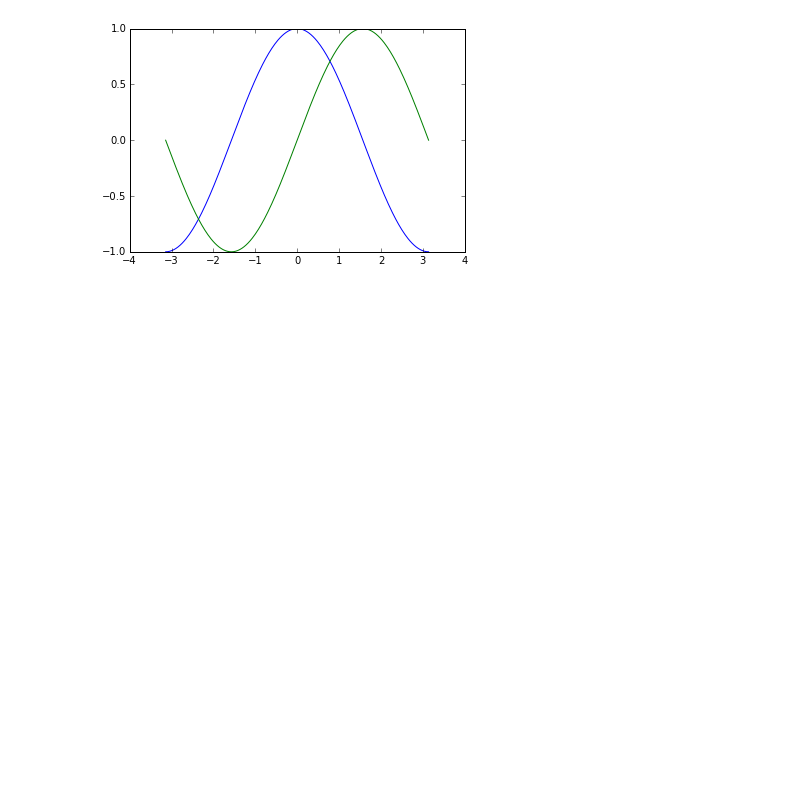
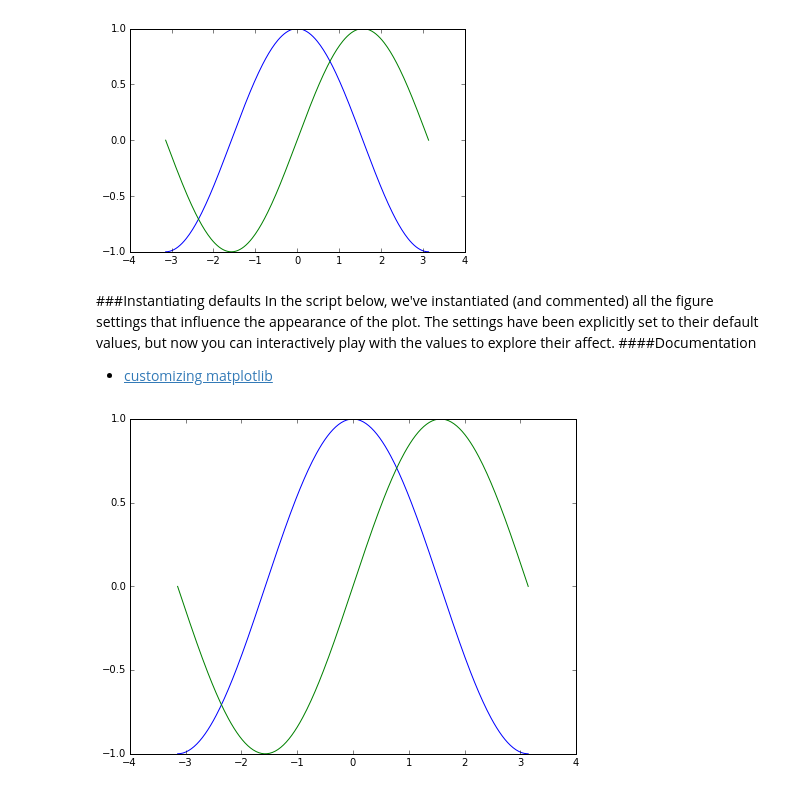
Before and after one commit to kkg8soccer/CSCI-2000, a Jupyter notebook: matplotlib/matplotlib_tutorial.ipynb, the cells around one changed output. Drawn from its saved outputs; the diff is of its cells as text; code cells hidden in the pictures; blank space fills up the shorter version.

Commit message:
matplotlib: instantiating defaults was added

```diff
--- a/matplotlib/matplotlib_tutorial.ipynb
+++ b/matplotlib/matplotlib_tutorial.ipynb
@@ -37,3 +40,47 @@ plt.plot(X,S)
 plt.show()
 # %% [output]
 [figure]
+# %% [markdown]
+###Instantiating defaults
+In the script below, we've instantiated (and commented) all the figure settings that influence the appearance of the plot. The settings have been explicitly set to their default values, but now you can interactively play with the values to explore their affect.
+####Documentation
+* [customizing matplotlib](http://matplotlib.sourceforge.net/users/customizing.html)
+# %%
+# Imports
+import numpy as np
+import matplotlib.pyplot as plt
+
+# Create a new figure of size 8x6 points, using 100 dots per inch
+plt.figure(figsize=(8,6), dpi=80)
+
+# Create a new subplot from a grid of 1x1
+plt.subplot(111)
+
+X = np.linspace(-np.pi, np.pi, 256,endpoint=True)
+C,S = np.cos(X), np.sin(X)
+
+# Plot cosine using blue color with a continuous line of width 1 (pixels)
+plt.plot(X, C, color="blue", linewidth=1.0, linestyle="-")
+
+# Plot sine using green color with a continuous line of width 1 (pixels)
+plt.plot(X, S, color="green", linewidth=1.0, linestyle="-")
+
+# Set x limits
+plt.xlim(-4.0,4.0)
+
+# Set x ticks
+plt.xticks(np.linspace(-4,4,9,endpoint=True))
+
+# Set y limits
+plt.ylim(-1.0,1.0)
+
+# Set y ticks
+plt.yticks(np.linspace(-1,1,5,endpoint=True))
+
+# Save figure using 72 dots per inch
+# savefig("../figures/exercice_2.png",dpi=72)
+
+# Show result on screen
+plt.show()
+# %% [output]
+[figure, added]
```
Also changed, not shown: parts of 1 cell of this notebook.
